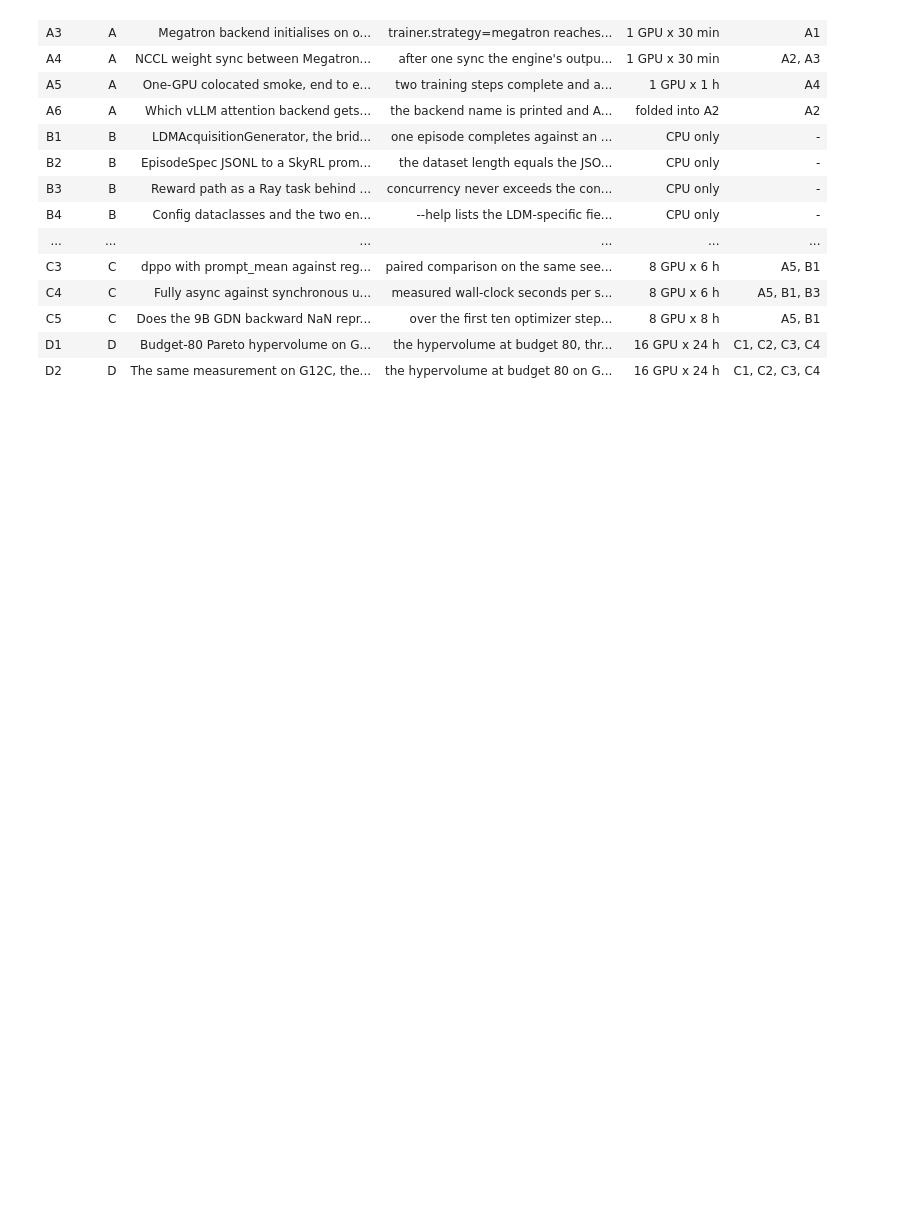
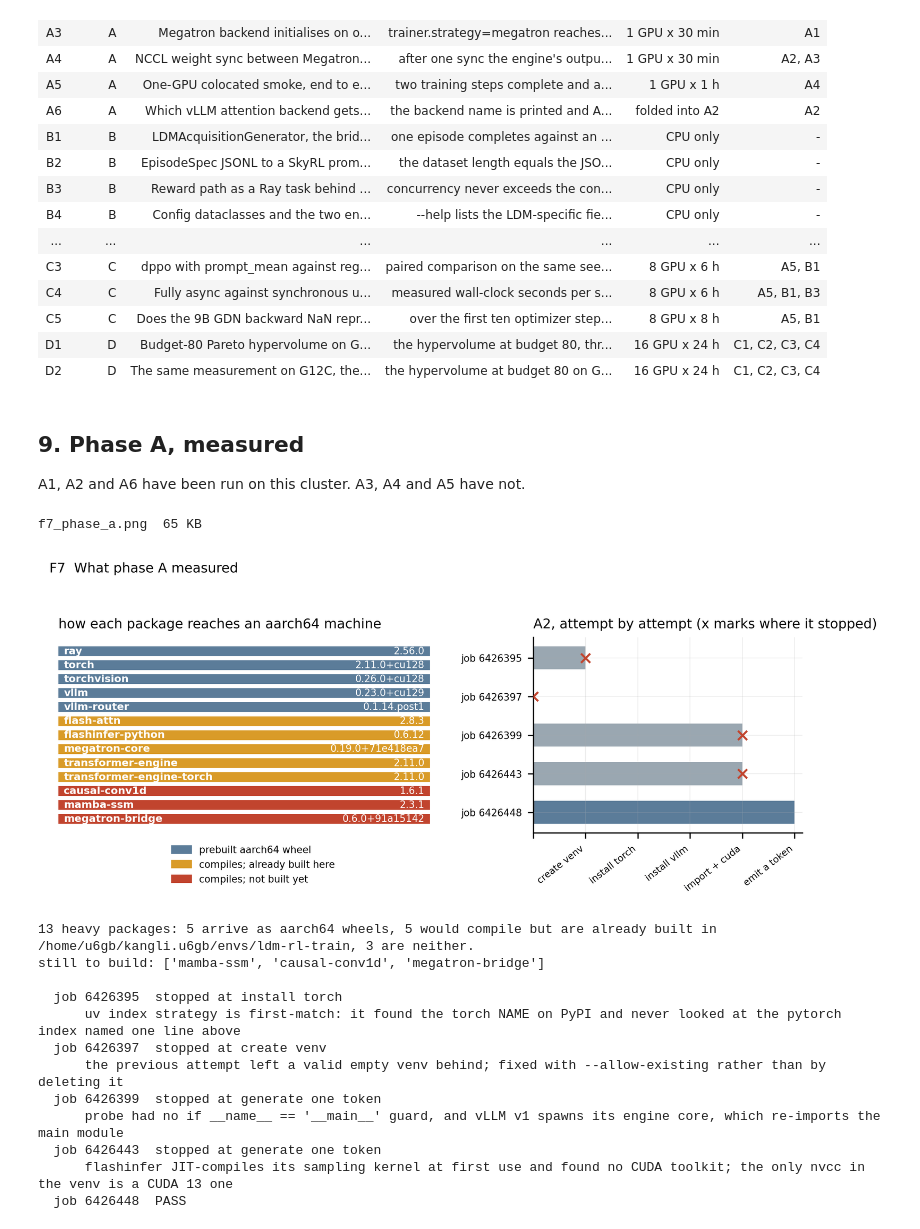
Before and after one commit to KangOxford/Large-Discovery-Models, a Jupyter notebook: rl/ldm_skyrl/skyrl_port_plan.ipynb, the cells around one changed output. Drawn from its saved outputs; the diff is of its cells as text; code cells hidden in the pictures; blank space fills up the shorter version.

```diff
--- a/rl/ldm_skyrl/skyrl_port_plan.ipynb
+++ b/rl/ldm_skyrl/skyrl_port_plan.ipynb
@@ -43,6 +43,7 @@ INK, HL, CTRL, WARN, MUTE = "#22303f", "#c1442e", "#5b7c99", "#d99b28", "#9aa7b1
 HERE = Path.cwd()
 FACTS = json.loads((HERE / "facts.json").read_text())
 PHASES = json.loads((HERE / "phases.json").read_text())
+PA = json.loads((HERE / "phase_a_results.json").read_text())
 FIGDIR = HERE / "figs"; FIGDIR.mkdir(exist_ok=True)
 
 def show(fig, name):
@@ -465,3 +466,74 @@ display(reg.style.hide(axis="index").set_properties(**{"text-align": "left", "fo
 | C5 | C | Does the 9B GDN backward NaN repr... | over the first ten optimizer step... | 8 GPU x 8 h | A5, B1 |
 | D1 | D | Budget-80 Pareto hypervolume on G... | the hypervolume at budget 80, thr... | 16 GPU x 24 h | C1, C2, C3, C4 |
 | D2 | D | The same measurement on G12C, the... | the hypervolume at budget 80 on G... | 16 GPU x 24 h | C1, C2, C3, C4 |
+# %% [markdown]
+## 9. Phase A, measured
+
+A1, A2 and A6 have been run on this cluster. A3, A4 and A5 have not.
+# %%
+dl = PA["delivery"]
+built = {k.replace("_", "-"): v for k, v in PA["already_built_here"]["versions"].items() if v}
+
+def bucket(d):
+    if "prebuilt" in d["delivery"]: return 0
+    if d["package"] in built:       return 1
+    return 2
+
+rows = sorted(dl, key=lambda d: (bucket(d), d["package"]))
+cols = [CTRL, WARN, HL]
+fig, (a1, a2) = plt.subplots(1, 2, figsize=(6.8, 3.1), gridspec_kw={"width_ratios": [1.45, 1]})
+
+y = np.arange(len(rows))[::-1]
+for yi, d in zip(y, rows):
+    a1.barh(yi, 1, color=cols[bucket(d)], height=.7, edgecolor="none")
+    a1.text(0.015, yi, d["package"], va="center", ha="left", color="white",
+            fontsize=6.6, fontweight="bold")
+    a1.text(0.985, yi, d["version"], va="center", ha="right", color="white", fontsize=6.2)
+a1.set_yticks([]); a1.set_xticks([]); a1.grid(False)
+for sp in a1.spines.values(): sp.set_visible(False)
+a1.set_title("how each package reaches an aarch64 machine", loc="left")
+handles = [plt.Rectangle((0,0),1,1,color=c) for c in cols]
+a1.legend(handles, ["prebuilt aarch64 wheel", "compiles; already built here", "compiles; not built yet"],
+          loc="upper center", bbox_to_anchor=(.5, -.02), ncol=1, frameon=False, fontsize=6.2)
+
+STAGES = ["create venv", "install torch", "install vllm", "import + cuda", "emit a token"]
+smap = {"create venv": 0, "install torch": 1, "install vllm": 2, "generate one token": 4, "passed": 5}
+att = PA["a2"]["attempts"]
+ya = np.arange(len(att))[::-1]
+for yi, a in zip(ya, att):
+    reached = smap[a["stopped_at"]]
+    ok = a["stopped_at"] == "passed"
+    a2.barh(yi, reached, color=(CTRL if ok else MUTE), height=.6, edgecolor="none")
+    if not ok:
+        a2.scatter([reached], [yi], marker="x", s=34, color=HL, zorder=3, linewidths=1.3)
+a2.set_yticks(ya); a2.set_yticklabels([f"job {a['job']}" for a in att], fontsize=6.2)
+a2.set_xticks(range(len(STAGES) + 1)); a2.set_xticklabels([""] + STAGES, rotation=38, ha="right", fontsize=6.0)
+a2.set_xlim(0, 5.15)
+a2.set_title("A2, attempt by attempt (x marks where it stopped)", loc="left")
+fig.suptitle("F7  What phase A measured", x=0.005, ha="left", fontsize=8.5)
+fig.tight_layout(rect=(0, 0, 1, .93))
+show(fig, "f7_phase_a")
+
+n = [sum(1 for d in dl if bucket(d) == k) for k in range(3)]
+print(f"{len(dl)} heavy packages: {n[0]} arrive as aarch64 wheels, {n[1]} would compile but are "
+      f"already built in {PA['already_built_here']['env']}, {n[2]} are neither.")
+print("still to build:", [d["package"] for d in dl if bucket(d) == 2])
+print()
+for a in att:
+    print(f"  job {a['job']}  " + ("PASS" if a["stopped_at"] == "passed" else f"stopped at {a['stopped_at']}"))
+    if a["cause"]: print(f"      {a['cause']}")
+# %% [output]
+f7_phase_a.png  65 KB
+[figure, added]
+13 heavy packages: 5 arrive as aarch64 wheels, 5 would compile but are already built in /home/u6gb/kangli.u6gb/envs/ldm-rl-train, 3 are neither.
+still to build: ['mamba-ssm', 'causal-conv1d', 'megatron-bridge']
+
+  job 6426395  stopped at install torch
+      uv index strategy is first-match: it found the torch NAME on PyPI and never looked at the pytorch index named one line above
+  job 6426397  stopped at create venv
+      the previous attempt left a valid empty venv behind; fixed with --allow-existing rather than by deleting it
+  job 6426399  stopped at generate one token
+      probe had no if __name__ == '__main__' guard, and vLLM v1 spawns its engine core, which re-imports the main module
+  job 6426443  stopped at generate one token
+      flashinfer JIT-compiles its sampling kernel at first use and found no CUDA toolkit; the only nvcc in the venv is a CUDA 13 one
+  job 6426448  PASS
```
Also changed, not shown: parts of 4 cells of this notebook, 5 other files.
